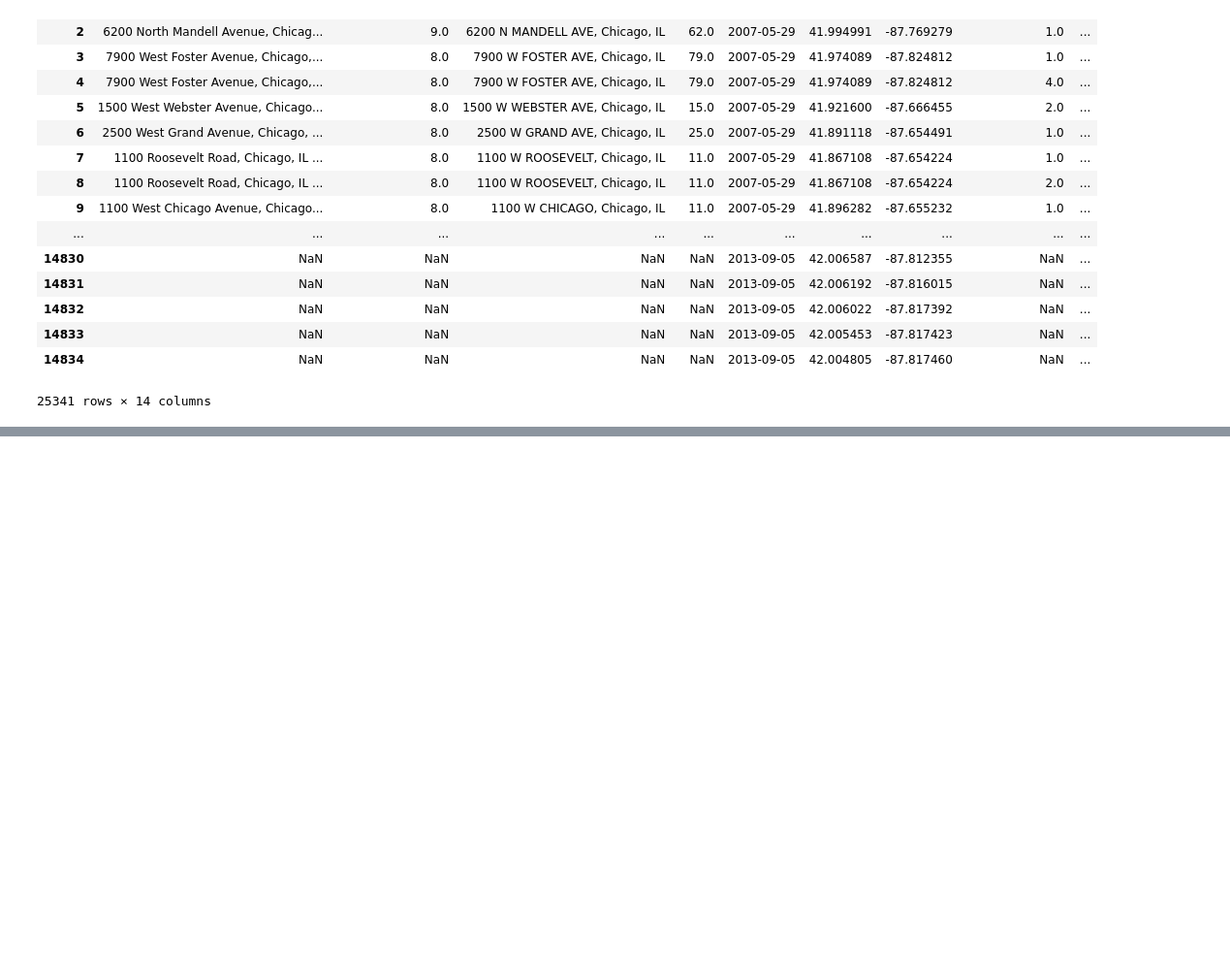
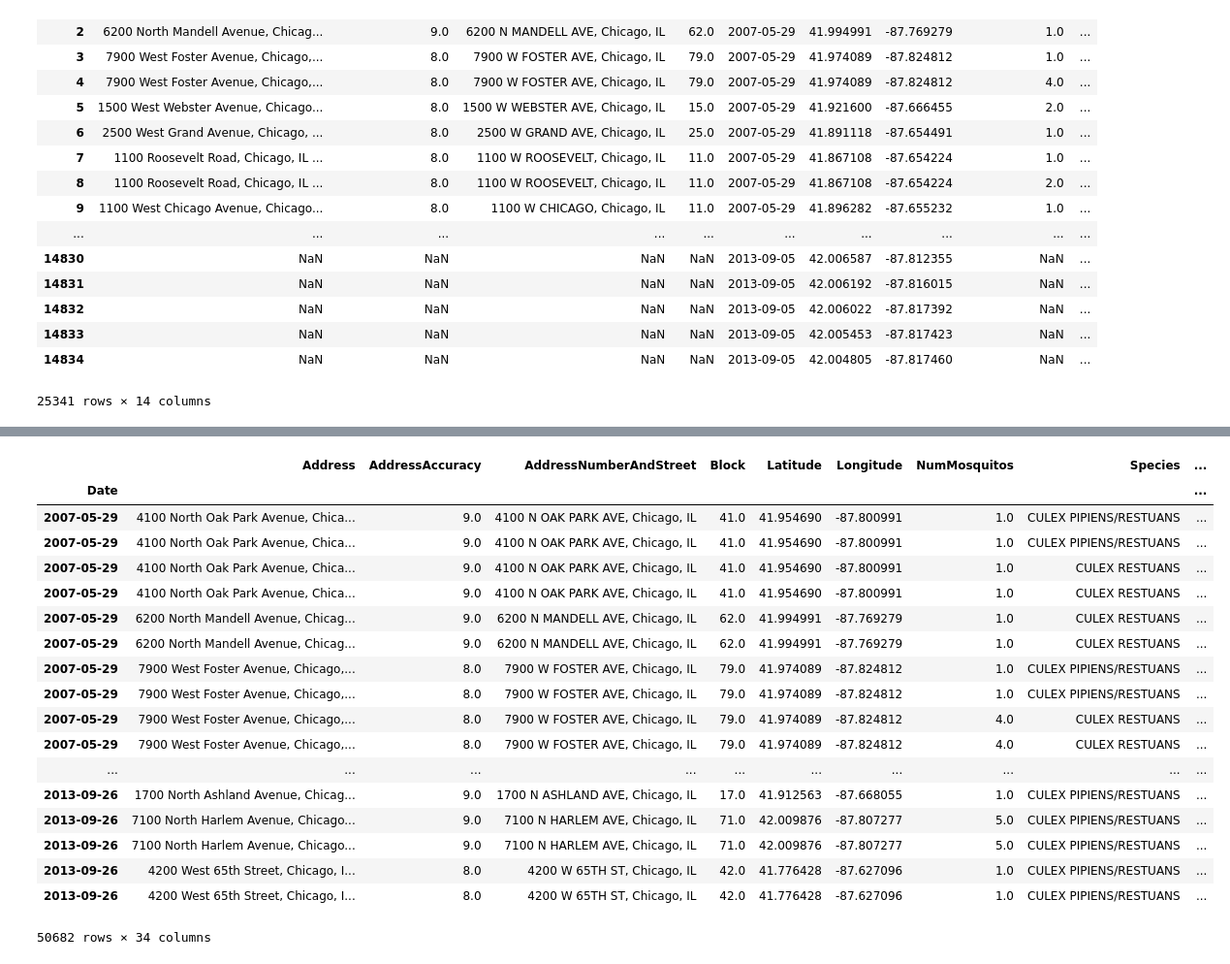
Before and after one commit to tamisalex/TeamPenguinWestNileKaggle, a Jupyter notebook: code/LoadAndCleanData.ipynb, the cells around one changed output, grey strips where cells are left out. Shown: that part at 97% size. Saved outputs shown, nothing was run; the diff lists cells and outputs as text; code cells hidden in the pictures; blank space fills up the shorter version.

```diff
--- a/code/LoadAndCleanData.ipynb
+++ b/code/LoadAndCleanData.ipynb
@@ -37,0 +61,4 @@ trainAndSpray.to_csv("../assets/trainAndSpray.csv")
+# %%
+weather["Date"] = pd.to_datetime(weather["Date"])
+weather = weather.set_index('Date')
+weather
@@ -37,0 +85,24 @@ trainAndSpray.to_csv("../assets/trainAndSpray.csv")
+# %%
+trainWeatherSpray = trainAndSpray.join(weather)
+# %%
+trainWeatherSpray
+# %% [output]
+|  | Address | AddressAccuracy | AddressNumberAndStreet | Block | Latitude | Longitude | NumMosquitos | Species | ... |
+| Date |  |  |  |  |  |  |  |  | ... |
+| 2007-05-29 | 4100 North Oak Park Avenue, Chica... | 9.0 | 4100 N OAK PARK AVE, Chicago, IL | 41.0 | 41.954690 | -87.800991 | 1.0 | CULEX PIPIENS/RESTUANS | ... |
+| 2007-05-29 | 4100 North Oak Park Avenue, Chica... | 9.0 | 4100 N OAK PARK AVE, Chicago, IL | 41.0 | 41.954690 | -87.800991 | 1.0 | CULEX PIPIENS/RESTUANS | ... |
+| 2007-05-29 | 4100 North Oak Park Avenue, Chica... | 9.0 | 4100 N OAK PARK AVE, Chicago, IL | 41.0 | 41.954690 | -87.800991 | 1.0 | CULEX RESTUANS | ... |
+| 2007-05-29 | 4100 North Oak Park Avenue, Chica... | 9.0 | 4100 N OAK PARK AVE, Chicago, IL | 41.0 | 41.954690 | -87.800991 | 1.0 | CULEX RESTUANS | ... |
+| 2007-05-29 | 6200 North Mandell Avenue, Chicag... | 9.0 | 6200 N MANDELL AVE, Chicago, IL | 62.0 | 41.994991 | -87.769279 | 1.0 | CULEX RESTUANS | ... |
+| 2007-05-29 | 6200 North Mandell Avenue, Chicag... | 9.0 | 6200 N MANDELL AVE, Chicago, IL | 62.0 | 41.994991 | -87.769279 | 1.0 | CULEX RESTUANS | ... |
+| 2007-05-29 | 7900 West Foster Avenue, Chicago,... | 8.0 | 7900 W FOSTER AVE, Chicago, IL | 79.0 | 41.974089 | -87.824812 | 1.0 | CULEX PIPIENS/RESTUANS | ... |
+| 2007-05-29 | 7900 West Foster Avenue, Chicago,... | 8.0 | 7900 W FOSTER AVE, Chicago, IL | 79.0 | 41.974089 | -87.824812 | 1.0 | CULEX PIPIENS/RESTUANS | ... |
+| 2007-05-29 | 7900 West Foster Avenue, Chicago,... | 8.0 | 7900 W FOSTER AVE, Chicago, IL | 79.0 | 41.974089 | -87.824812 | 4.0 | CULEX RESTUANS | ... |
+| 2007-05-29 | 7900 West Foster Avenue, Chicago,... | 8.0 | 7900 W FOSTER AVE, Chicago, IL | 79.0 | 41.974089 | -87.824812 | 4.0 | CULEX RESTUANS | ... |
+| ... | ... | ... | ... | ... | ... | ... | ... | ... | ... |
+| 2013-09-26 | 1700 North Ashland Avenue, Chicag... | 9.0 | 1700 N ASHLAND AVE, Chicago, IL | 17.0 | 41.912563 | -87.668055 | 1.0 | CULEX PIPIENS/RESTUANS | ... |
+| 2013-09-26 | 7100 North Harlem Avenue, Chicago... | 9.0 | 7100 N HARLEM AVE, Chicago, IL | 71.0 | 42.009876 | -87.807277 | 5.0 | CULEX PIPIENS/RESTUANS | ... |
+| 2013-09-26 | 7100 North Harlem Avenue, Chicago... | 9.0 | 7100 N HARLEM AVE, Chicago, IL | 71.0 | 42.009876 | -87.807277 | 5.0 | CULEX PIPIENS/RESTUANS | ... |
+| 2013-09-26 | 4200 West 65th Street, Chicago, I... | 8.0 | 4200 W 65TH ST, Chicago, IL | 42.0 | 41.776428 | -87.627096 | 1.0 | CULEX PIPIENS/RESTUANS | ... |
+| 2013-09-26 | 4200 West 65th Street, Chicago, I... | 8.0 | 4200 W 65TH ST, Chicago, IL | 42.0 | 41.776428 | -87.627096 | 1.0 | CULEX PIPIENS/RESTUANS | ... |
+50682 rows × 34 columns
```
Also changed, not shown: parts of 2 cells of this notebook, 1 other file.
